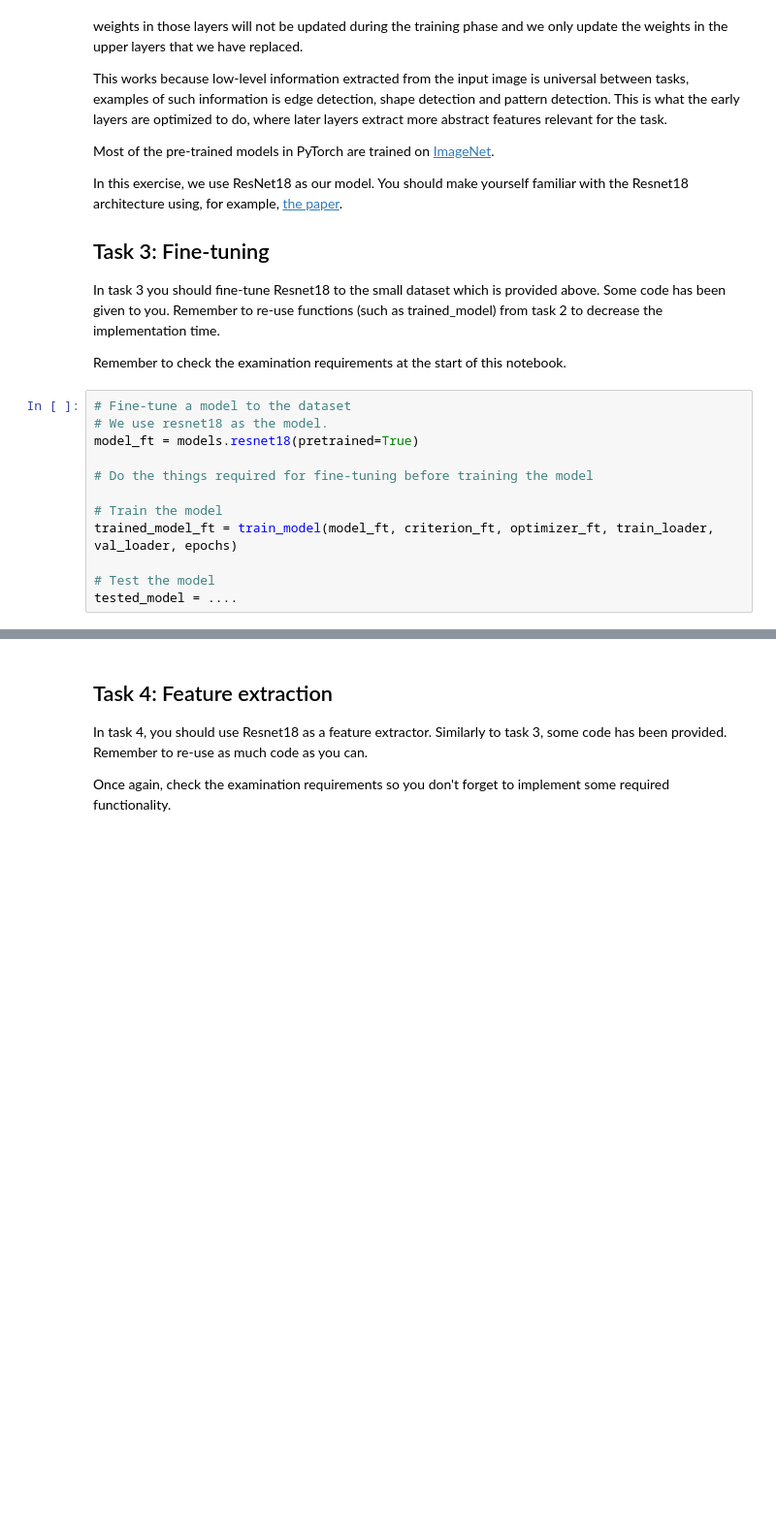
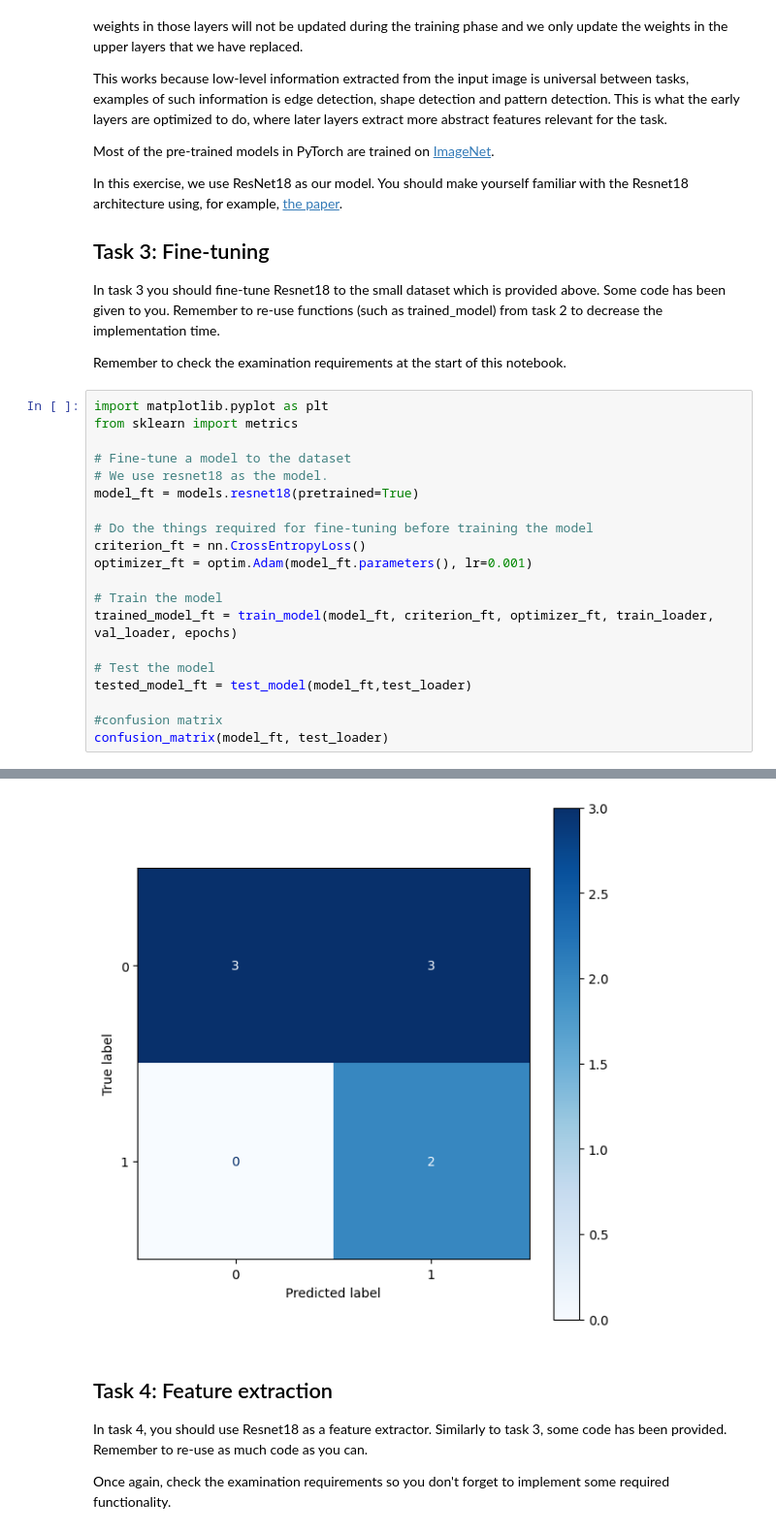
Before and after one commit to Hundmat/D7046E, a Jupyter notebook: exercise_3_ANN/ANN-Exercise-3.ipynb, the cells around one changed output, grey strips where cells are left out. Shown: that part at 97% size. Cells and saved outputs as stored; diff of their text form; blank space fills up the shorter version.

```diff
--- a/exercise_3_ANN/ANN-Exercise-3.ipynb
+++ b/exercise_3_ANN/ANN-Exercise-3.ipynb
@@ -327,14 +413,23 @@ In task 3 you should fine-tune Resnet18 to the small dataset which is provided a
 
 Remember to check the examination requirements at the start of this notebook.
 # %%
+import matplotlib.pyplot as plt
+from sklearn import metrics
+
 # Fine-tune a model to the dataset
 # We use resnet18 as the model.
 model_ft = models.resnet18(pretrained=True)
 
 # Do the things required for fine-tuning before training the model
+criterion_ft = nn.CrossEntropyLoss()
+optimizer_ft = optim.Adam(model_ft.parameters(), lr=0.001)
 
 # Train the model
 trained_model_ft = train_model(model_ft, criterion_ft, optimizer_ft, train_loader, val_loader, epochs)
 
 # Test the model
-tested_model = ....
+tested_model_ft = test_model(model_ft,test_loader)
+
+#confusion matrix
+confusion_matrix(model_ft, test_loader)
+# %% [output]
@@ -341,3 +453,4 @@ tested_model = ....
+[figure, added]
 # %% [markdown]
 ## Task 4: Feature extraction
 In task 4, you should use Resnet18 as a feature extractor. Similarly to task 3, some code has been provided. Remember to re-use as much code as you can.
```
Also changed, not shown: parts of 5 cells of this notebook, 2 other files.
